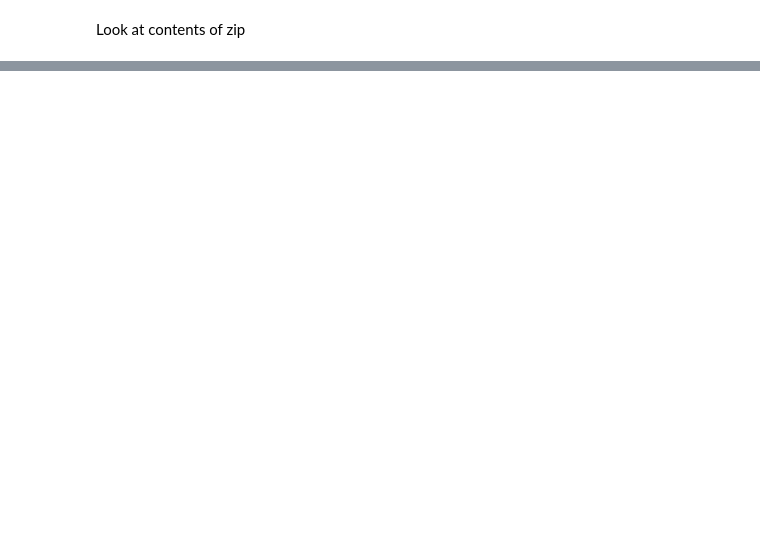
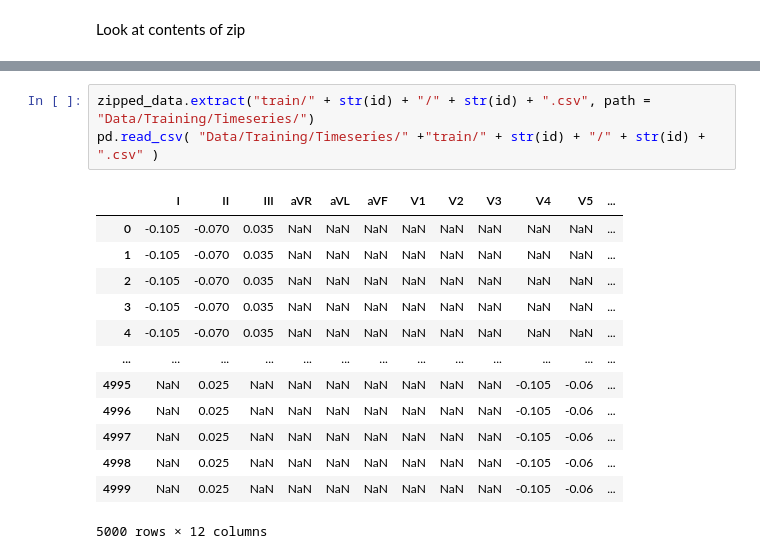
Before and after one commit to AFhmc/MLProjectSp26, a Jupyter notebook: DataDownload.ipynb, the cells around one changed output, grey strips where cells are left out. Drawn from its saved outputs; the diff is of its cells as text; blank space fills up the shorter version.

```diff
--- a/DataDownload.ipynb
+++ b/DataDownload.ipynb
@@ -14,0 +64,17 @@ print(zipped_data.namelist())
+# %%
+zipped_data.extract("train/" + str(id) + "/" + str(id) + ".csv", path = "Data/Training/Timeseries/")
+pd.read_csv( "Data/Training/Timeseries/" +"train/" + str(id) + "/" + str(id) + ".csv" )
+# %% [output]
+|  | I | II | III | aVR | aVL | aVF | V1 | V2 | V3 | V4 | V5 | ... |
+| 0 | -0.105 | -0.070 | 0.035 | NaN | NaN | NaN | NaN | NaN | NaN | NaN | NaN | ... |
+| 1 | -0.105 | -0.070 | 0.035 | NaN | NaN | NaN | NaN | NaN | NaN | NaN | NaN | ... |
+| 2 | -0.105 | -0.070 | 0.035 | NaN | NaN | NaN | NaN | NaN | NaN | NaN | NaN | ... |
+| 3 | -0.105 | -0.070 | 0.035 | NaN | NaN | NaN | NaN | NaN | NaN | NaN | NaN | ... |
+| 4 | -0.105 | -0.070 | 0.035 | NaN | NaN | NaN | NaN | NaN | NaN | NaN | NaN | ... |
+| ... | ... | ... | ... | ... | ... | ... | ... | ... | ... | ... | ... | ... |
+| 4995 | NaN | 0.025 | NaN | NaN | NaN | NaN | NaN | NaN | NaN | -0.105 | -0.06 | ... |
+| 4996 | NaN | 0.025 | NaN | NaN | NaN | NaN | NaN | NaN | NaN | -0.105 | -0.06 | ... |
+| 4997 | NaN | 0.025 | NaN | NaN | NaN | NaN | NaN | NaN | NaN | -0.105 | -0.06 | ... |
+| 4998 | NaN | 0.025 | NaN | NaN | NaN | NaN | NaN | NaN | NaN | -0.105 | -0.06 | ... |
+| 4999 | NaN | 0.025 | NaN | NaN | NaN | NaN | NaN | NaN | NaN | -0.105 | -0.06 | ... |
+5000 rows × 12 columns
```
Also changed, not shown: parts of 10 cells of this notebook, 1 other file.
